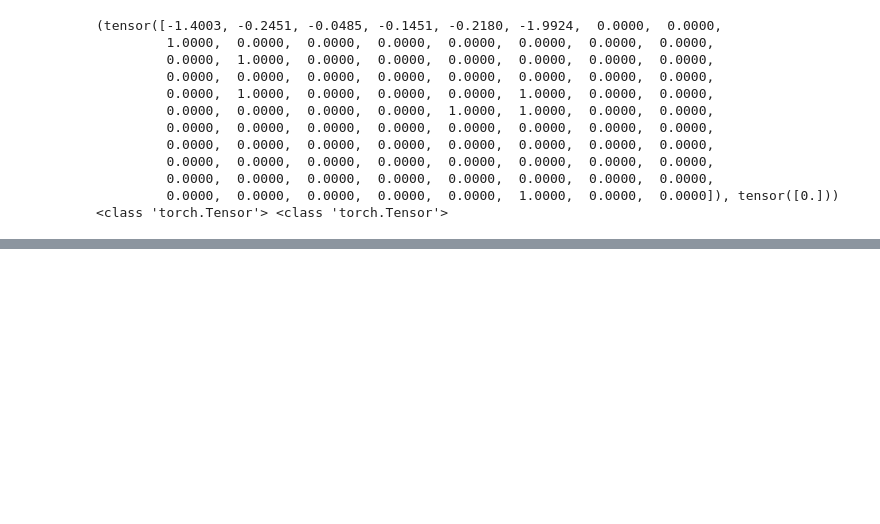
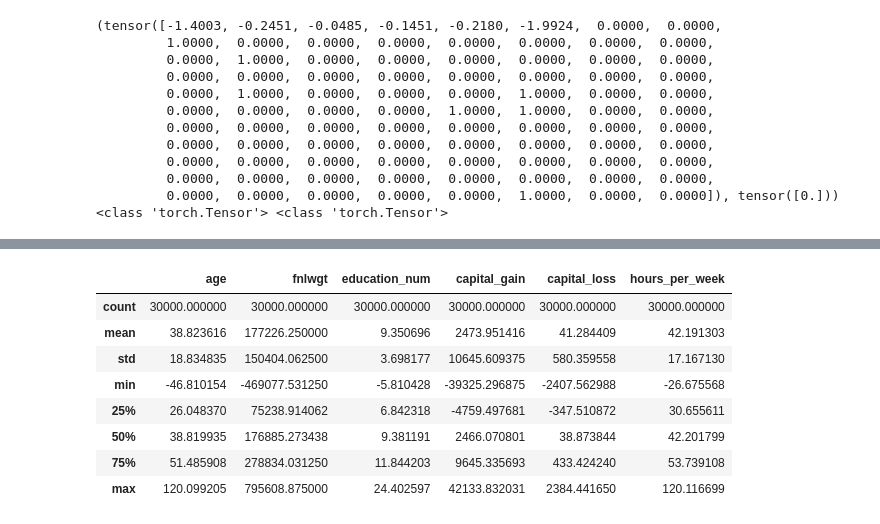
Before and after one commit to alexaoh/tabular-diffusion-for-counterfactuals, a Jupyter notebook: VAE_pytorch.ipynb, the cells around one changed output, grey strips where cells are left out. Cells and saved outputs as stored; diff of their text form; code cells hidden in the pictures; blank space fills up the shorter version.

```diff
--- a/VAE_pytorch.ipynb
+++ b/VAE_pytorch.ipynb
@@ -286,0 +428,14 @@ print(type(nex[0]), type(nex[1]))
+# %%
+class Prior(nn.Module):
+    """Prior for the latent variables. Standard Gaussian."""
+    def __init__(self, dim):
+        super(Prior, self).__init__()
+        self.dim = dim
+
+    def sample(self,batch_size):
+        """Samples from the standard Gaussian."""
+        return torch.randn((batch_size, self.dim))
+
+    def log_prob(self, z):
+        """Calculates log-probability of the prior."""
+        return log_standard_normal(z)
@@ -286,0 +560,6 @@ print(type(nex[0]), type(nex[1]))
+# %%
+# We need to try to generate some data from the VAE next.
+with torch.no_grad():
+    x_synth = vae_model.sample(30000) # Sample synthetic data.
+    x_synth = x_synth.cpu().numpy() # Change to cpu and convert to numpy 2D array.
+    df_synth = pd.DataFrame(x_synth, columns = X_test.columns) # Make dataframe of synthetic data.
@@ -286,0 +607,15 @@ print(type(nex[0]), type(nex[1]))
+# %%
+df_synth.describe()
+df_synth_decoded = Adult.decode(df_synth)
+df_synth_decoded = Adult.descale(df_synth_decoded)
+df_synth_decoded.describe()
+# %% [output]
+|  | age | fnlwgt | education_num | capital_gain | capital_loss | hours_per_week |
+| count | 30000.000000 | 30000.000000 | 30000.000000 | 30000.000000 | 30000.000000 | 30000.000000 |
+| mean | 38.823616 | 177226.250000 | 9.350696 | 2473.951416 | 41.284409 | 42.191303 |
+| std | 18.834835 | 150404.062500 | 3.698177 | 10645.609375 | 580.359558 | 17.167130 |
+| min | -46.810154 | -469077.531250 | -5.810428 | -39325.296875 | -2407.562988 | -26.675568 |
+| 25% | 26.048370 | 75238.914062 | 6.842318 | -4759.497681 | -347.510872 | 30.655611 |
+| 50% | 38.819935 | 176885.273438 | 9.381191 | 2466.070801 | 38.873844 | 42.201799 |
+| 75% | 51.485908 | 278834.031250 | 11.844203 | 9645.335693 | 433.424240 | 53.739108 |
+| max | 120.099205 | 795608.875000 | 24.402597 | 42133.832031 | 2384.441650 | 120.116699 |
```
Also changed, not shown: parts of 16 cells of this notebook, 2 other files.
